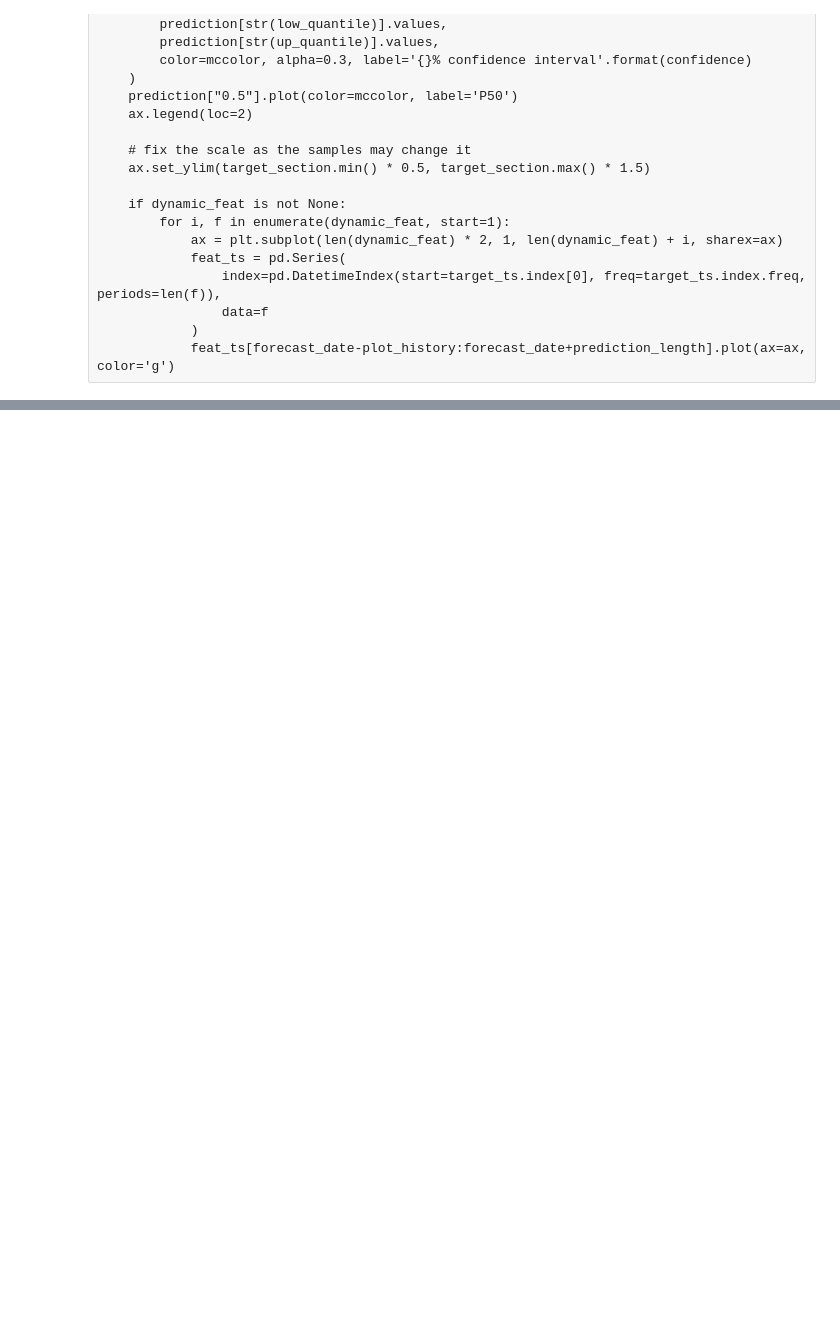
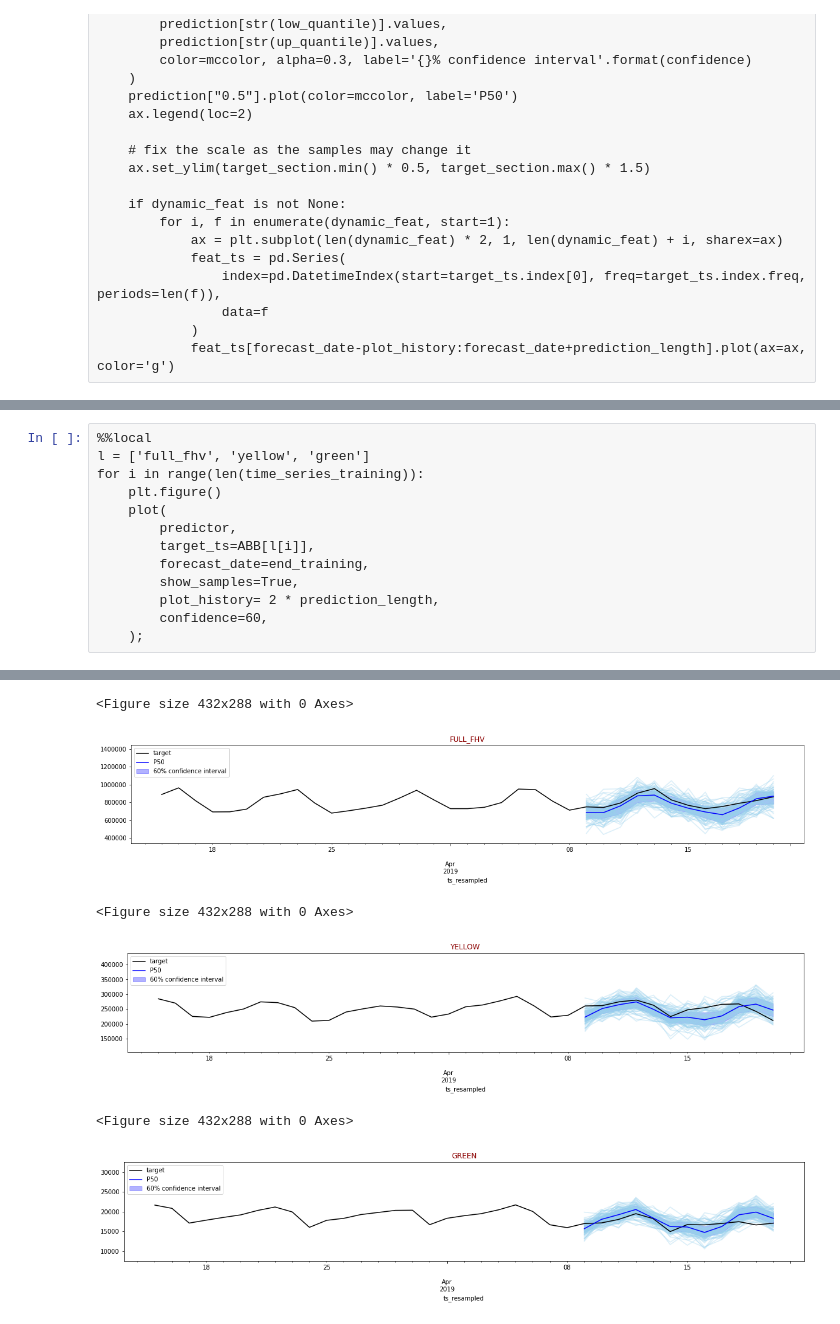
Before and after one commit to bsnively/sagemaker-workshops, a Jupyter notebook: 2019_reinvent/notebooks/GluePySparkMLFeatureEngineering.ipynb, the cells around one changed output, grey strips where cells are left out. Cells and saved outputs as stored; diff of their text form; blank space fills up the shorter version.

```diff
--- a/2019_reinvent/notebooks/GluePySparkMLFeatureEngineering.ipynb
+++ b/2019_reinvent/notebooks/GluePySparkMLFeatureEngineering.ipynb
@@ -750,3 +749,17 @@ def plot_interact(series_type, forecast_day, confidence, history_weeks_plot, sho
     )
 # %% [output]
 interactive(children=(RadioButtons(description='Type', options=('full_fhv', 'yellow', 'green'), value='full_fh…
+# %%
+%%local
+l = ['full_fhv', 'yellow', 'green']
+for i in range(len(time_series_training)):
+    plt.figure()
+    plot(
+        predictor,
+        target_ts=ABB[l[i]],
+        forecast_date=end_training,
+        show_samples=True,
+        plot_history= 2 * prediction_length,
+        confidence=60,
+    );
+# %% [output]
@@ -752,0 +769,6 @@ interactive(children=(RadioButtons(description='Type', options=('full_fhv', 'yel
+<Figure size 432x288 with 0 Axes>
+[figure, added]
+<Figure size 432x288 with 0 Axes>
+[figure, added]
+<Figure size 432x288 with 0 Axes>
+[figure, added]
```
Also changed, not shown: parts of 3 cells of this notebook, 2 other files.
